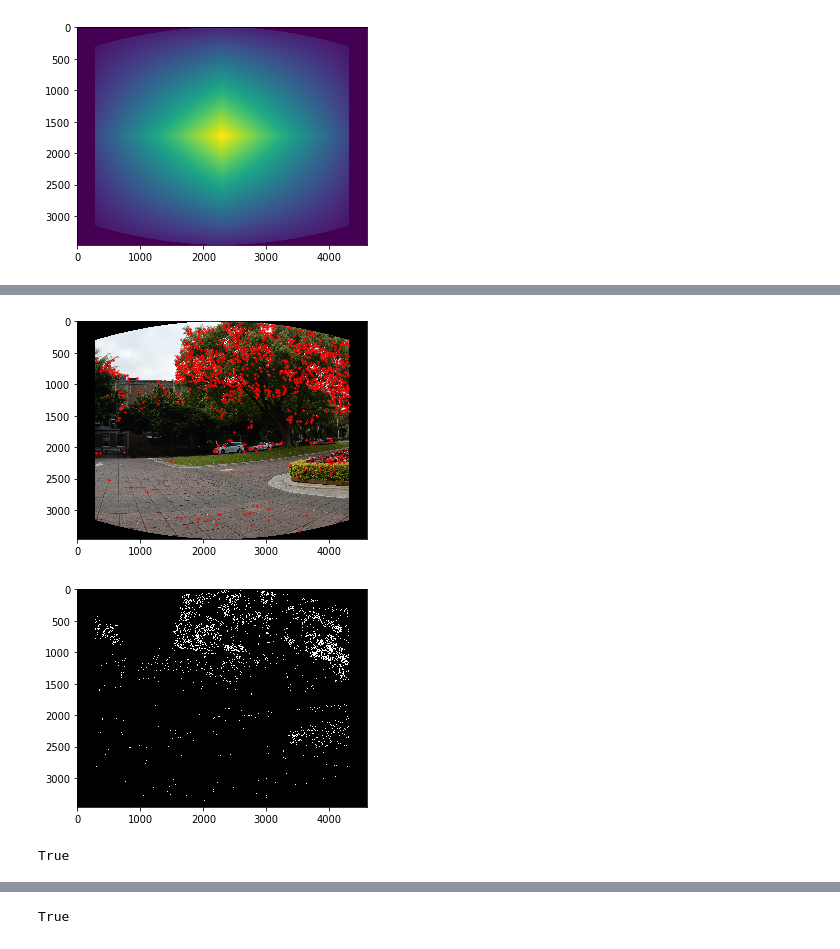
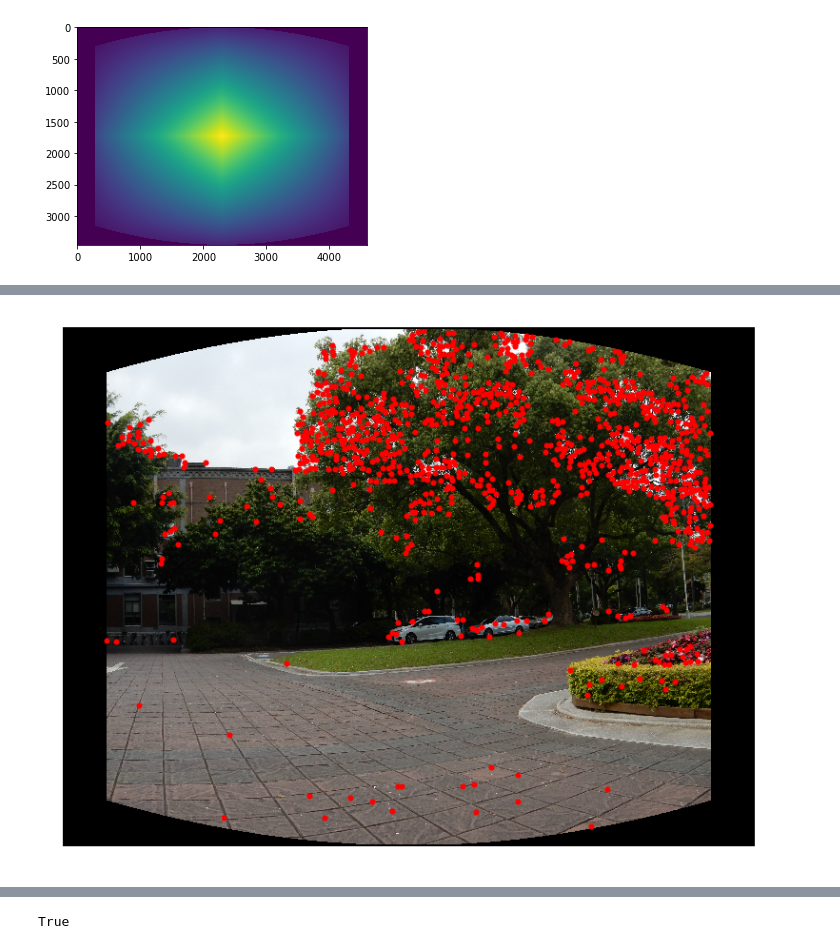
Before and after one commit to peter0749/Panorama, a Jupyter notebook: Panorama.ipynb, the cells around one changed output, grey strips where cells are left out. Cells and saved outputs as stored; diff of their text form; code cells hidden in the pictures.

```diff
--- a/Panorama.ipynb
+++ b/Panorama.ipynb
@@ -330,16 +344,13 @@ for img in imgs:
 # %%
-plt.imshow(imgs[0][...,::-1])
-plt.scatter(coordinate_for_imgs[0][:,0], coordinate_for_imgs[0][:,1], s=2, color='red')
-plt.show()
+fig, ax = plt.subplots(1,1, dpi=180)
+ax.get_xaxis().set_visible(False)
+ax.get_yaxis().set_visible(False)
+ax.imshow(imgs[0][...,::-1])
+ax.scatter(coordinate_for_imgs[0][:,0], coordinate_for_imgs[0][:,1], s=2, color='red')
+fig.savefig('harris_corner.png')
+fig.show()
 # %% [output]
-[figure, old version]
+[figure, new version]
-# %%
-plt.imshow(np.where(response_map[0]>30000000, 255, 0), cmap='gray')
-plt.show()
-cv2.imwrite('test.png', np.where(response_map[0]>30000000, 255, 0))
-# %% [output]
-[figure, removed]
-True
 # %%
 def estimate_affine_matrix(src, target):
     # src: (N, 2)
```
Also changed, not shown: parts of 5 cells of this notebook.
